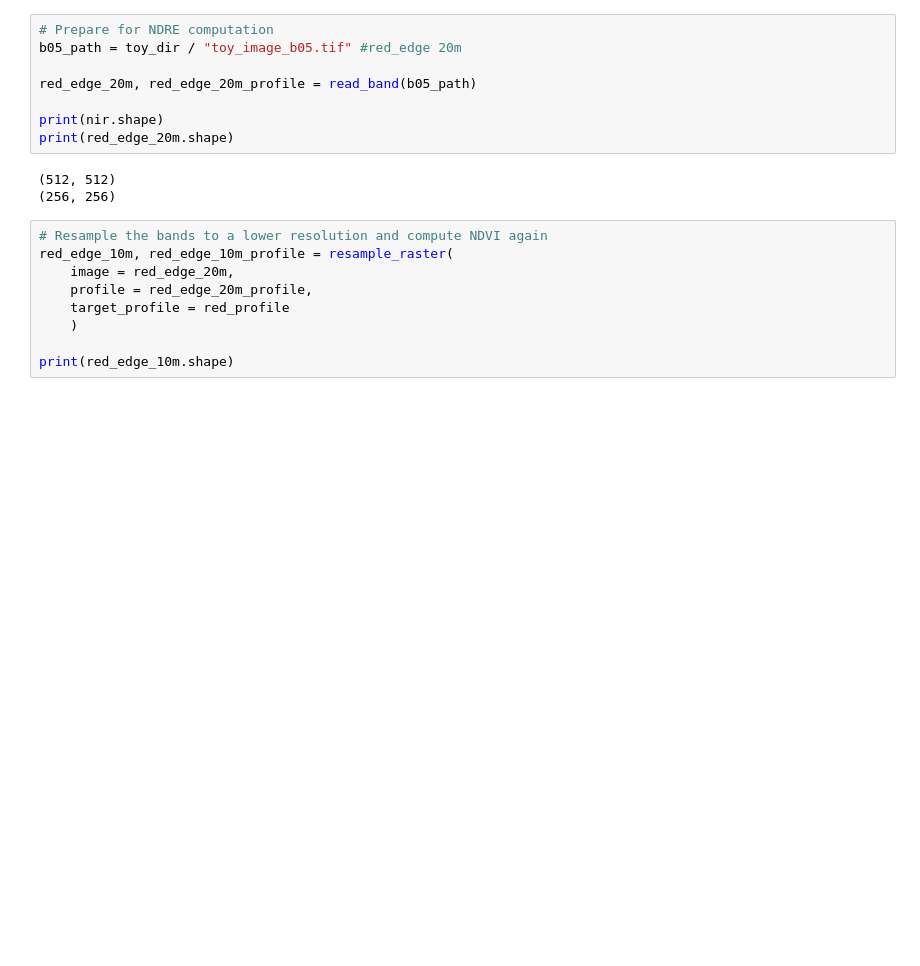
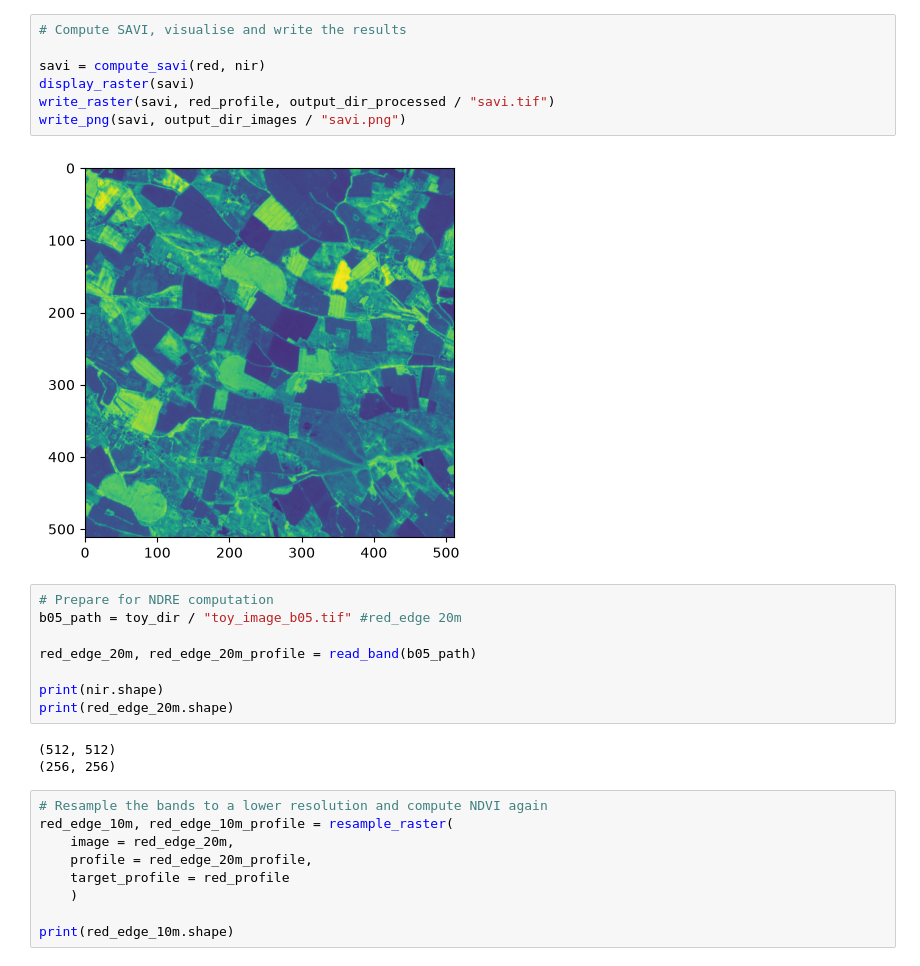
Before and after one commit to Aurelien-Peter/OpenCropPhenotyping, a Jupyter notebook: notebooks/02_compute_indices.ipynb, the cells around one changed output. Cells and saved outputs as stored; diff of their text form; blank space fills up the shorter version.

```diff
--- a/notebooks/02_compute_indices.ipynb
+++ b/notebooks/02_compute_indices.ipynb
@@ -64,3 +84,12 @@ write_png(ndvi, output_dir_images / "ndvi.png")
+# %%
+# Compute SAVI, visualise and write the results
+
+savi = compute_savi(red, nir)
+display_raster(savi)
+write_raster(savi, red_profile, output_dir_processed / "savi.tif")
+write_png(savi, output_dir_images / "savi.png")
+# %% [output]
+[figure, added]
 # %%
 # Prepare for NDRE computation
 b05_path = toy_dir / "toy_image_b05.tif" #red_edge 20m
```
Also changed, not shown: parts of 8 cells of this notebook.
